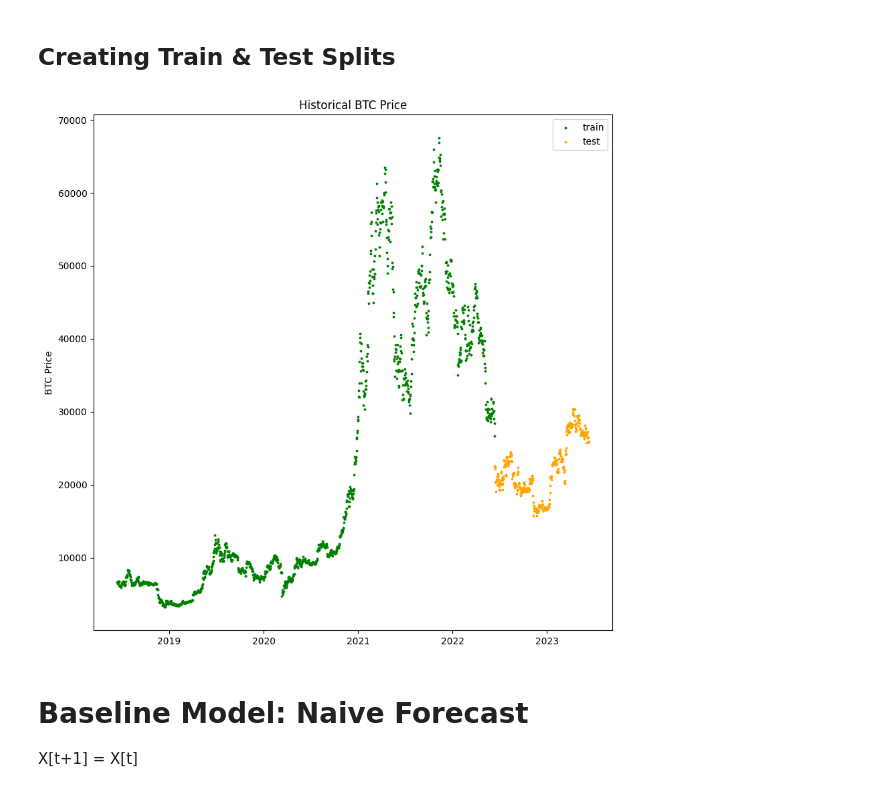
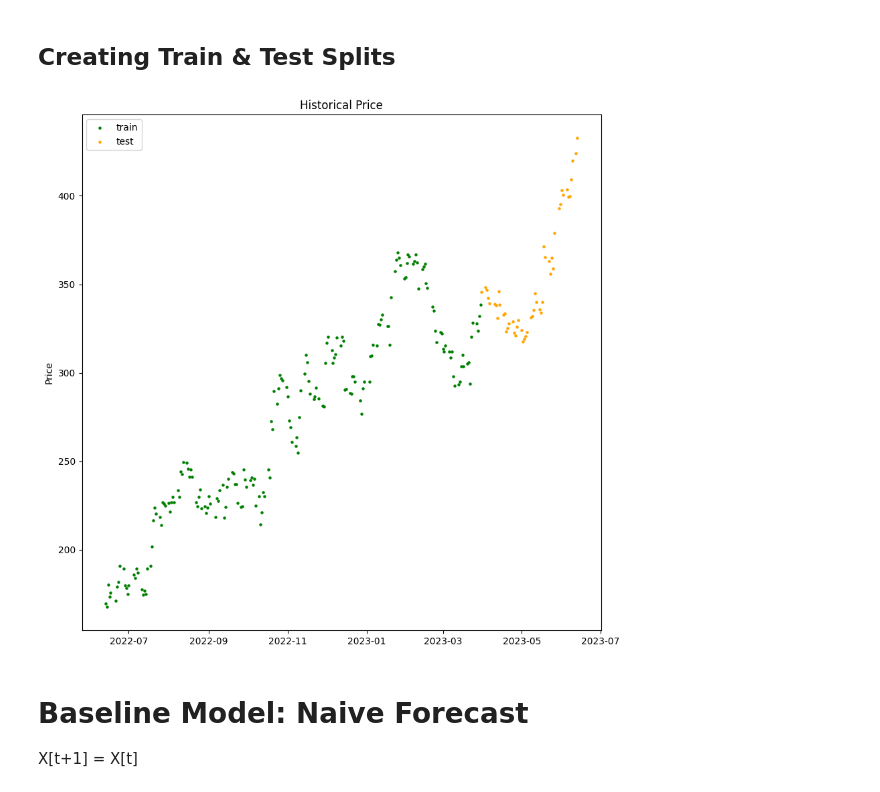
Before and after one commit to ucheokechukwu/Stock-Prediction-with-Supervised-and-Reinforcement-Learning, a Jupyter notebook: src/Feature_Engineering_Baseline_Models.ipynb, the cells around one changed output. Saved outputs shown, nothing was run; the diff lists cells and outputs as text; code cells hidden in the pictures.

```diff
--- a/src/Feature_Engineering_Baseline_Models.ipynb
+++ b/src/Feature_Engineering_Baseline_Models.ipynb
@@ -46,6 +31,6 @@ pd.read_csv('/content/bitcoin_2018-06-14_2023-06-13.csv')
 # %%
-data = pd.read_csv('/content/bitcoin_2018-06-14_2023-06-13.csv',
+data = pd.read_csv('/content/data/nflx.csv',
                    parse_dates = ['Date'],
-                   index_col = ['Date']).sort_index(ascending=True)
+                   index_col = ['Date']).sort_index(ascending=True)['Close'].to_frame()
 data
 # %% [output]
@@ -76,3 +60,0 @@ data.tail()
-# %%
-data = data['Close'].to_frame()
-data
@@ -106,15 +73,15 @@ train, test = data[:split], data[split:]
 # %%
 # plotting train, test data
 plt.figure(figsize=(10,10))
 
-plt.scatter(train.index, train, color='green', label='train', s=3)
-plt.scatter(test.index, test, color='orange', label='test', s=3)
-plt.ylabel('BTC Price')
+plt.scatter(train.index, train, color='green', label='train', s=5)
+plt.scatter(test.index, test, color='orange', label='test', s=5)
+plt.ylabel('Price')
 plt.legend()
-plt.title('Historical BTC Price')
+plt.title('Historical Price')
 plt.show()
 # %% [output]
-[figure, old version]
+[figure, new version]
 # %% [markdown]
 # Baseline Model: Naive Forecast
 
```
Also changed, not shown: parts of 24 cells of this notebook.
